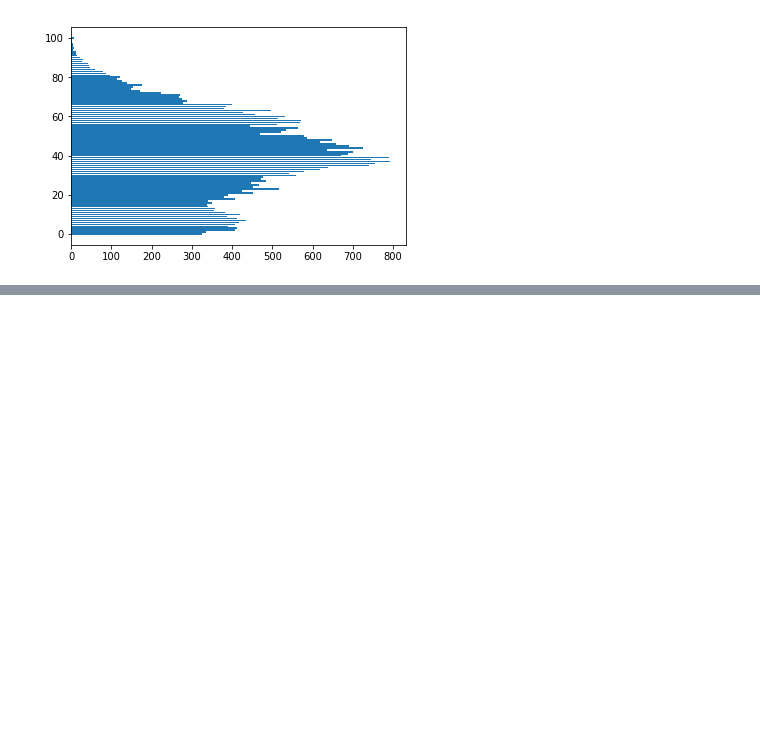
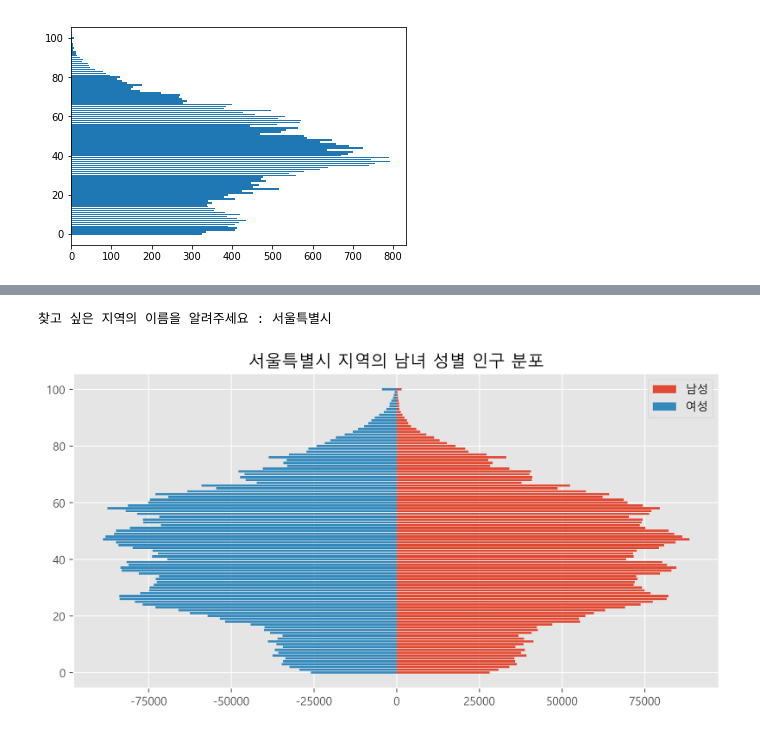
Before and after one commit to YunDH218/data_analysis, a Jupyter notebook: 인구 공공데이터.ipynb, the cells around one changed output, grey strips where cells are left out. Saved outputs shown, nothing was run; the diff lists cells and outputs as text; code cells hidden in the pictures; blank space fills up the shorter version.

```diff
--- a/인구 공공데이터.ipynb
+++ b/인구 공공데이터.ipynb
@@ -83,0 +91,30 @@ plt.show()
+# %%
+# 특정 지역의 인구 구조를 항아리 그래프로 그리기
+import csv
+f = open('gender.csv')
+data = csv.reader(f)
+
+m = []
+f = []
+
+name = input('찾고 싶은 지역의 이름을 알려주세요 : ')
+for row in data:
+    if name in row[0]:
+        for i in range(101):
+            m.append(int(row[3+i].replace(',', '')))
+            f.append(-int(row[106 + i].replace(',', '')))
+        break
+
+import matplotlib.pyplot as plt
+plt.style.use('ggplot')
+plt.figure(figsize=(10, 5), dpi=300)
+plt.rc('font', family='Malgun Gothic')
+plt.rcParams['axes.unicode_minus'] = False
+plt.title(name + ' 지역의 남녀 성별 인구 분포')
+plt.barh(range(101), m, label='남성')
+plt.barh(range(101), f, label='여성')
+plt.legend()
+plt.show()
+# %% [output]
+찾고 싶은 지역의 이름을 알려주세요 : 서울특별시
+[figure, added]
```
Also changed, not shown: parts of 5 cells of this notebook, 1 other file.
